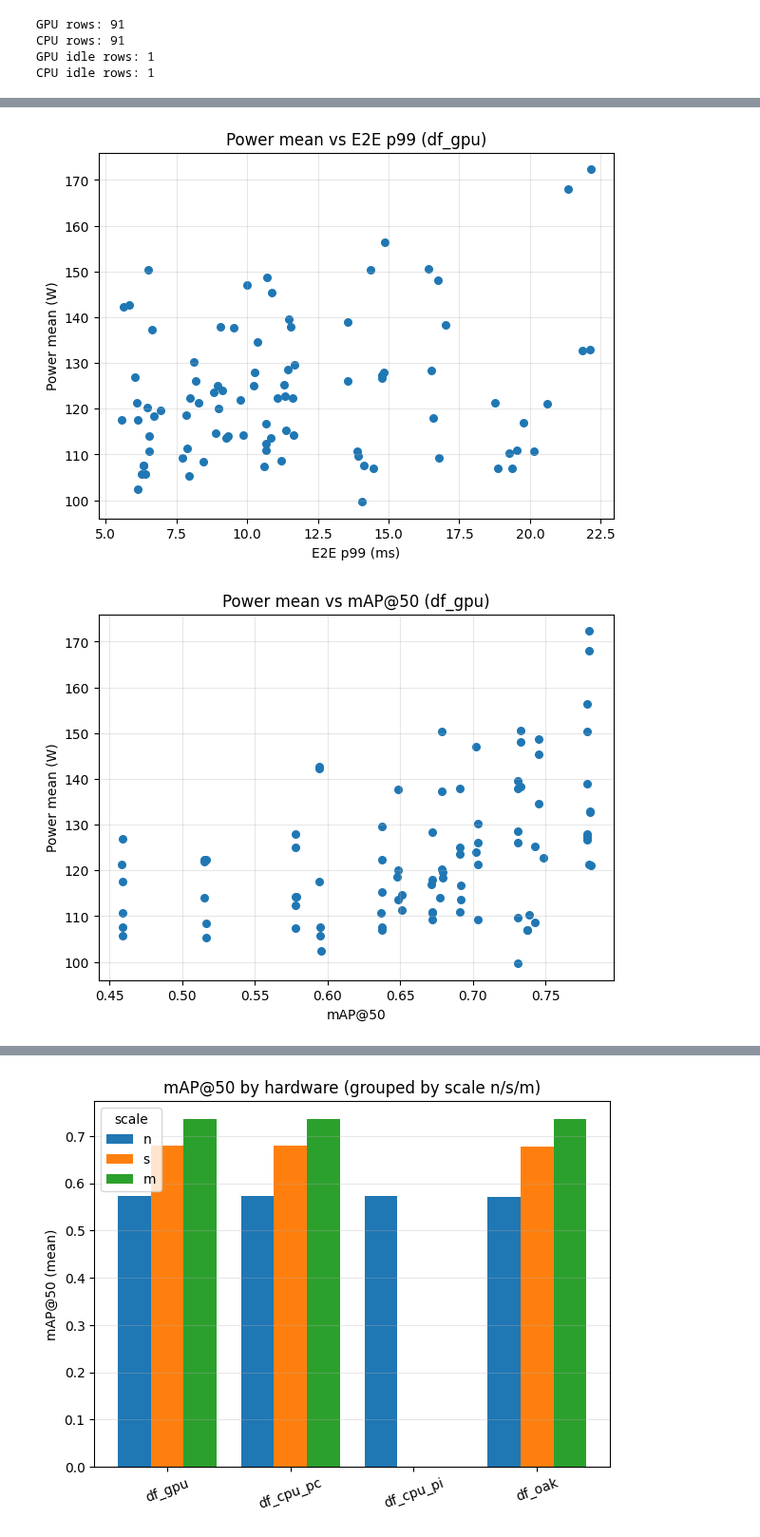
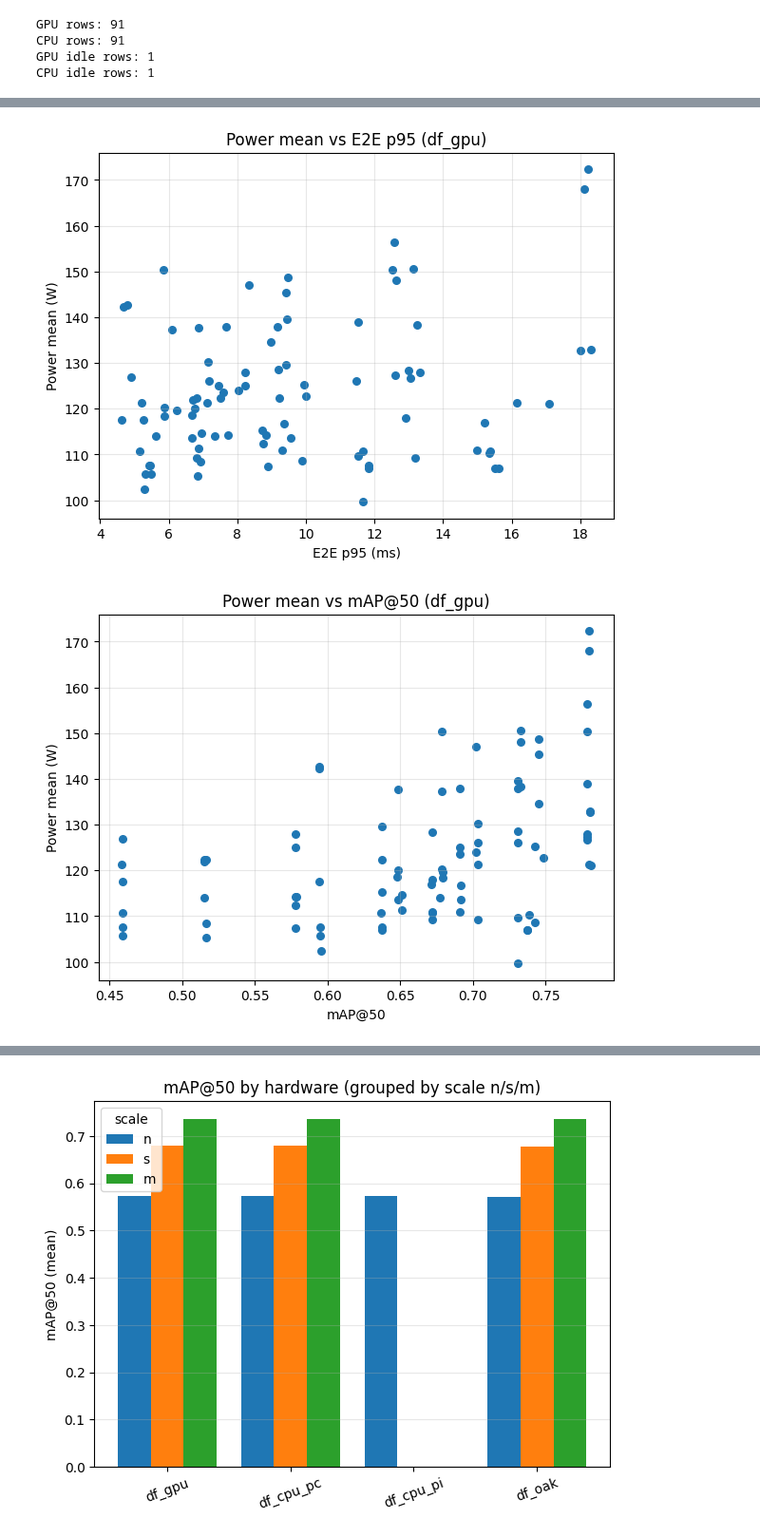
Before and after one commit to NathanAmoussou/3d_edge_object_detection, a Jupyter notebook: notebooks/bench_aggregate_by_hardware.ipynb, the cells around one changed output, grey strips where cells are left out. Shown at 95% size. Saved outputs shown, nothing was run; the diff lists cells and outputs as text; code cells hidden in the pictures.

```diff
--- a/notebooks/bench_aggregate_by_hardware.ipynb
+++ b/notebooks/bench_aggregate_by_hardware.ipynb
@@ -317,7 +329,7 @@ def build_top_tables(df_in: pd.DataFrame, name: str) -> None:
             continue
         work[col] = pd.to_numeric(work[col], errors="coerce")
 
-    power_col = "Power_W_P95" if "Power_W_P95" in work.columns else None
+    power_col = "Power_W_Mean" if "Power_W_Mean" in work.columns else None
 
     delta_cols = []
     if power_col:
@@ -344,7 +356,7 @@ def build_top_tables(df_in: pd.DataFrame, name: str) -> None:
                     work[idle_col] = work[idle_col].fillna(base_all[c])
                 work[f"{c}_delta"] = work[c] - work[idle_col]
 
-    use_cols = ["Hardware", "Model_Name", "Latency_p99", "mAP50", "Size_MB"]
+    use_cols = ["Hardware", "Model_Name", "Latency_p95", "mAP50", "Size_MB"]
     if "Pareto_id" in work.columns:
         use_cols.append("Pareto_id")
     if power_col:
@@ -361,12 +373,12 @@ def build_top_tables(df_in: pd.DataFrame, name: str) -> None:
         print(f"{name}: no run rows")
         return
 
-    obj1 = run.sort_values(["mAP50", "Latency_p99"], ascending=[False, True]).head(3)
-    obj2 = run.sort_values(["Latency_p99", "mAP50"], ascending=[True, False]).head(3)
+    obj1 = run.sort_values(["mAP50", "Latency_p95"], ascending=[False, True]).head(3)
+    obj2 = run.sort_values(["Latency_p95", "mAP50"], ascending=[True, False]).head(3)
 
-    print(f"{name} - objectif 1 (mAP50 desc, p99 asc)")
+    print(f"{name} - objectif 1 (mAP50 desc, p95 asc)")
     display(obj1[use_cols])
-    print(f"{name} - objectif 2 (p99 asc, mAP50 desc)")
+    print(f"{name} - objectif 2 (p95 asc, mAP50 desc)")
     display(obj2[use_cols])
 
 
@@ -376,7 +388,7 @@ dfs_for_tables = {
     if name.startswith("df_")
     and isinstance(val, pd.DataFrame)
     and not val.empty
-    and {"Phase", "Latency_p99", "mAP50"}.issubset(val.columns)
+    and {"Phase", "Latency_p95", "mAP50"}.issubset(val.columns)
 }
 
 for name, df in dfs_for_tables.items():
@@ -564,43 +587,43 @@ df_cpu_pc - objectif 2 (p99 asc, power p95 asc)
 ... (12 outputs left out)
 # %%
-# Line charts per hardware: Power mean vs p99, and Power mean vs mAP50
+# Line charts per hardware: Power mean vs p95, and Power mean vs mAP50
 import matplotlib.pyplot as plt
 
 dfs_line = {
     name: val
     for name, val in globals().items()
     if name.startswith("df_")
     and isinstance(val, pd.DataFrame)
     and not val.empty
-    and {"Phase", "Latency_p99", "Power_W_Mean", "mAP50"}.issubset(val.columns)
+    and {"Phase", "Latency_p95", "Power_W_Mean", "mAP50"}.issubset(val.columns)
 }
 
 def _prepare(df: pd.DataFrame, x_col: str) -> pd.DataFrame:
     work = df[(df["Phase"] == "run") & df[x_col].notna() & df["Power_W_Mean"].notna()].copy()
     return work.sort_values(x_col)
 
 for name, d in dfs_line.items():
-    w = _prepare(d, "Latency_p99")
+    w = _prepare(d, "Latency_p95")
     if w.empty:
         continue
     fig, ax = plt.subplots(figsize=(7, 5))
-    ax.scatter(w["Latency_p99"], w["Power_W_Mean"], label=name, s=30)
-    ax.set_xlabel("E2E p99 (ms)")
+    ax.scatter(w["Latency_p95"], w["Power_W_Mean"], label=name, s=30)
+    ax.set_xlabel("E2E p95 (ms)")
     ax.set_ylabel("Power mean (W)")
-    ax.set_title(f"Power mean vs E2E p99 ({name})")
+    ax.set_title(f"Power mean vs E2E p95 ({name})")
     ax.grid(True, alpha=0.3)
     plt.show()
 
     w = _prepare(d, "mAP50")
     if w.empty:
         continue
     fig, ax = plt.subplots(figsize=(7, 5))
     ax.scatter(w["mAP50"], w["Power_W_Mean"], label=name, s=30)
     ax.set_xlabel("mAP@50")
     ax.set_ylabel("Power mean (W)")
     ax.set_title(f"Power mean vs mAP@50 ({name})")
     ax.grid(True, alpha=0.3)
     plt.show()
 # %% [output]
-[figure, old version]
+[figure, new version]
 [figure]
```
Also changed, not shown: parts of 4 cells of this notebook, 1 other file.
